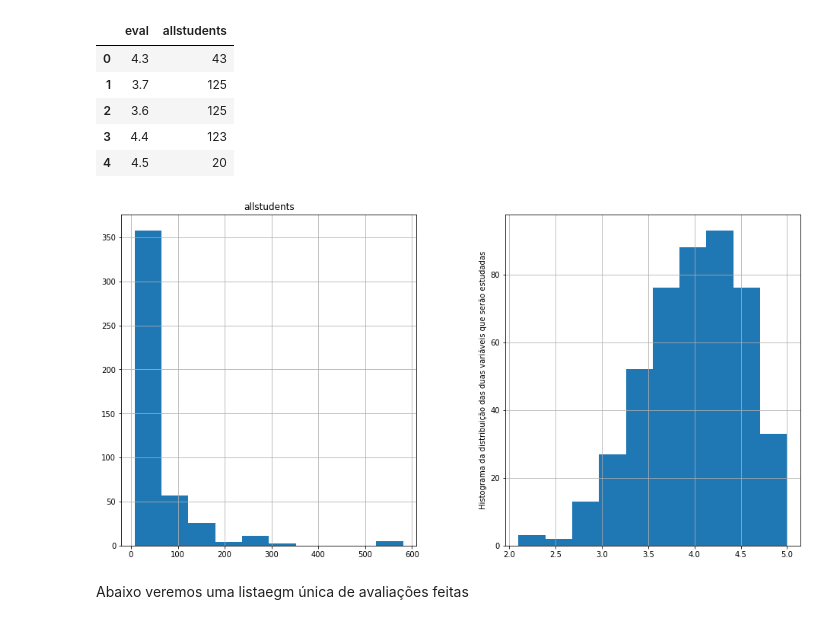
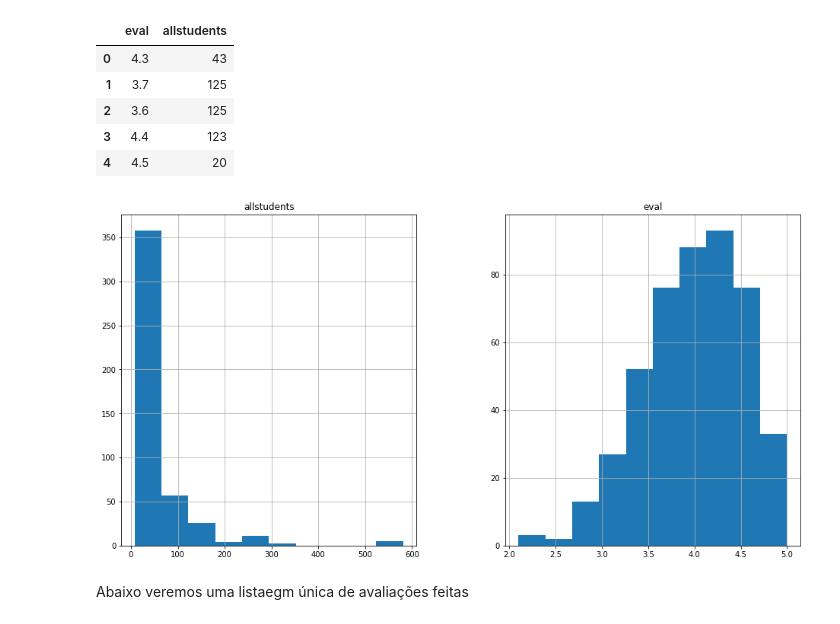
Before and after one commit to vhnegrisoli/ibm-statistics, a Jupyter notebook: 01 - Statistics - Importando dados, média, moda, mediana, desvio padrão e agrupamento.ipynb, the cells around one changed output. Saved outputs shown, nothing was run; the diff lists cells and outputs as text; code cells hidden in the pictures.

```diff
--- a/01 - Statistics - Importando dados, média, moda, mediana, desvio padrão e agrupamento.ipynb
+++ b/01 - Statistics - Importando dados, média, moda, mediana, desvio padrão e agrupamento.ipynb
@@ -191,11 +191,11 @@ avaliacao_qtd_alunos.head()
 | 2 | 3.6 | 125 |
 | 3 | 4.4 | 123 |
 | 4 | 4.5 | 20 |
-# %%
-avaliacao_qtd_alunos.hist()
-configurar_plot('', '', 'Histograma da distribuição das duas variáveis que serão estudadas', 16, 8)
-# %% [output]
-[figure, removed]
+# %%
+avaliacao_qtd_alunos.hist()
+plt.gcf().set_size_inches(16, 8)
+# %% [output]
+[figure, added]
 # %% [markdown]
 Abaixo veremos uma listaegm única de avaliações feitas
 # %%
```
Also changed, not shown: parts of 5 cells of this notebook, 3 other files.
